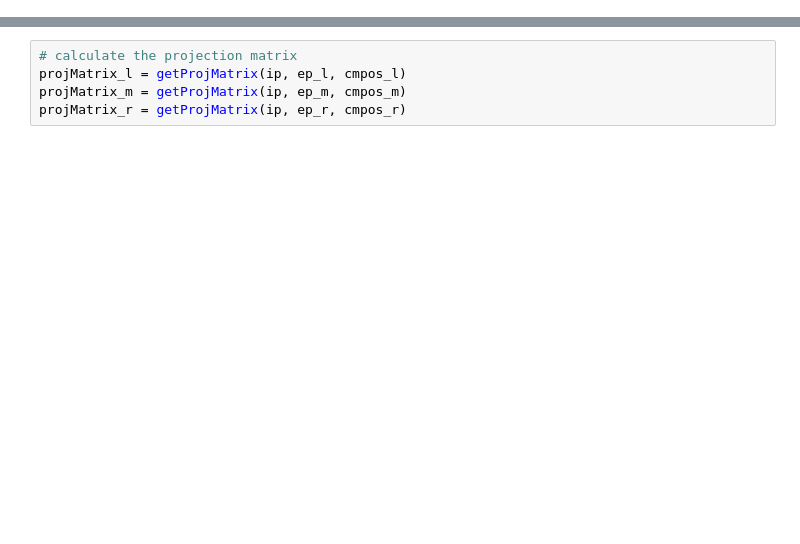
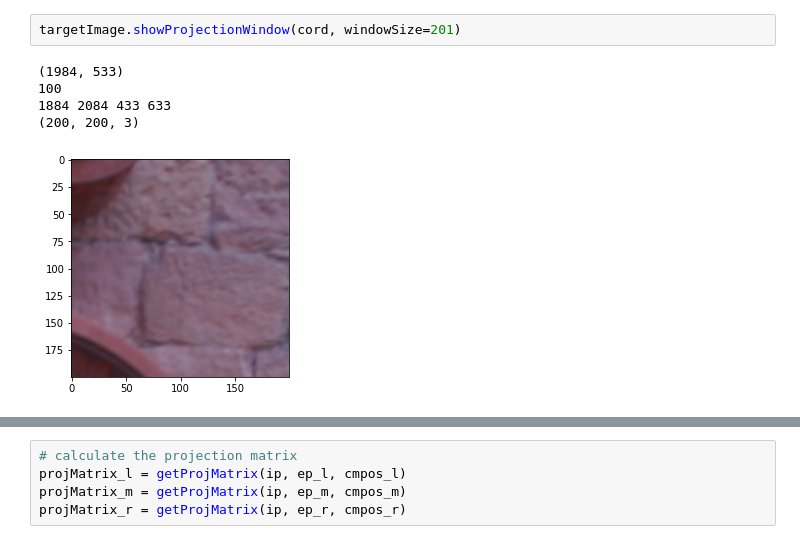
Before and after one commit to HaixuSong/Depth-Map-Using-Plain-Sweep-Algorithm_CUDA, a Jupyter notebook: main.ipynb, the cells around one changed output, grey strips where cells are left out. Drawn from its saved outputs; the diff is of its cells as text; blank space fills up the shorter version.

```diff
--- a/main.ipynb
+++ b/main.ipynb
@@ -5,3 +73,11 @@ from matplotlib import pyplot as plt
+# %%
+targetImage.showProjectionWindow(cord, windowSize=201)
+# %% [output]
+(1984, 533)
+100
+1884 2084 433 633
+(200, 200, 3)
+[figure, added]
 # %%
 # get data -> change them into numpy array -> plot them
 image_m = Image.open('./data/0005.png')
```
Also changed, not shown: parts of 16 cells of this notebook, 3 other files.
